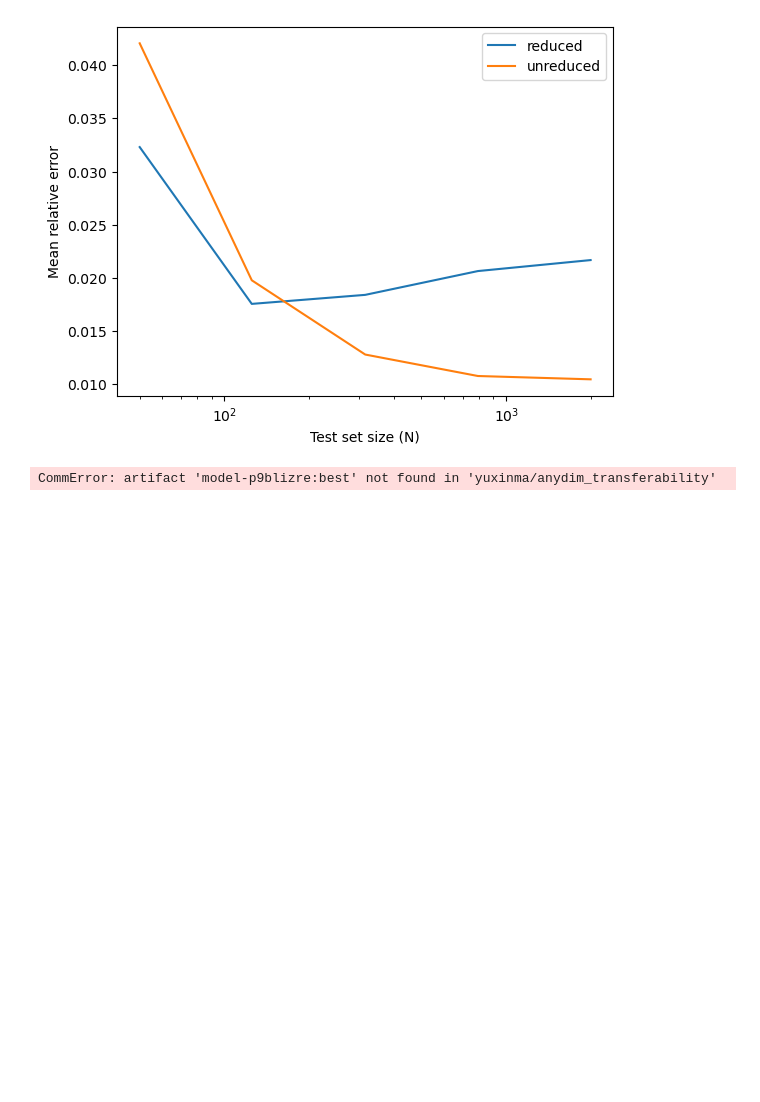
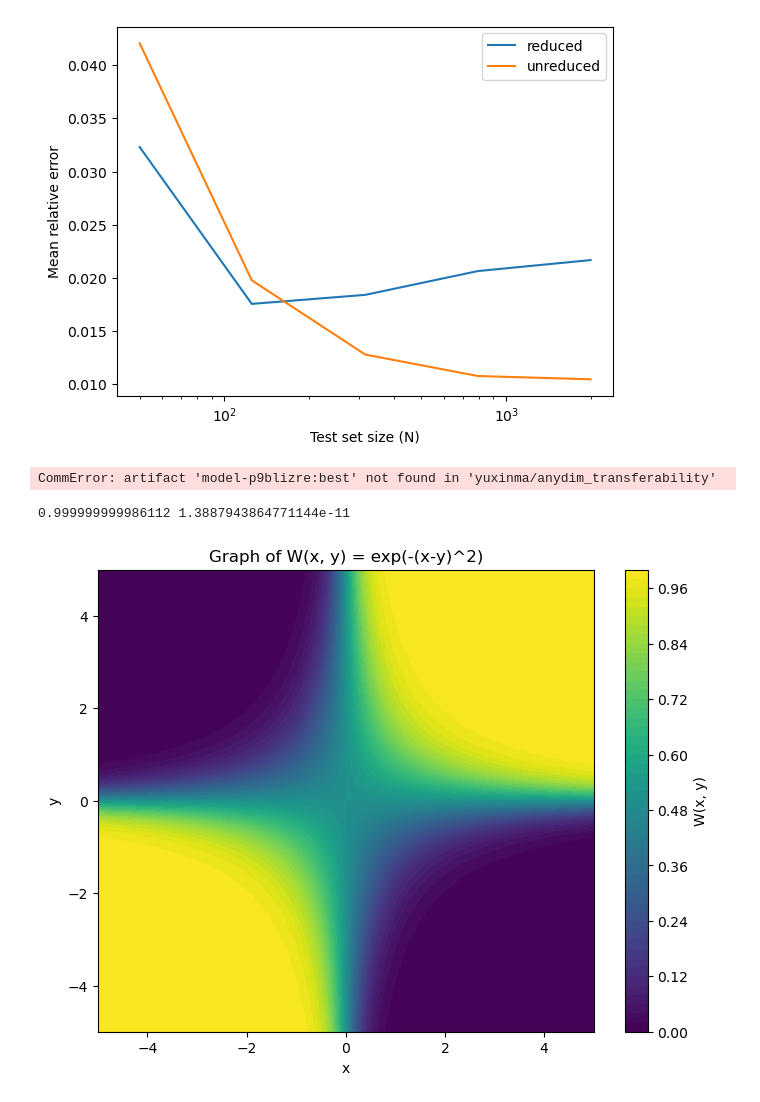
Before and after one commit to yuxinma98/transferring_transferability, a Jupyter notebook: GNN_size_generalizability/notebook.ipynb, the cells around one changed output. Drawn from its saved outputs; the diff is of its cells as text; code cells hidden in the pictures; blank space fills up the shorter version.

```diff
--- a/GNN_size_generalizability/notebook.ipynb
+++ b/GNN_size_generalizability/notebook.ipynb
@@ -172,0 +204,26 @@ model.
+# %%
+import numpy as np
+import matplotlib.pyplot as plt
+def W(x, y):
+    return 1 / (1 + np.exp(-x * y))# np.exp(-(0.2*(x - y) ** 2))
+
+
+# Create a grid of x and y values
+x = np.linspace(-5, 5, 100)
+y = np.linspace(-5, 5, 100)
+X, Y = np.meshgrid(x, y)
+
+# Compute W(x, y) for each pair of x and y values
+Z = W(X, Y)
+print(Z.max(), Z.min())
+# Plot the resulting matrix
+plt.figure(figsize=(8, 6))
+plt.contourf(X, Y, Z, levels=50, cmap="viridis")
+plt.colorbar(label="W(x, y)")
+plt.xlabel("x")
+plt.ylabel("y")
+plt.title("Graph of W(x, y) = exp(-(x-y)^2)")
+plt.show()
+# %% [output]
+0.999999999986112 1.3887943864771144e-11
+[figure, added]
```
Also changed, not shown: parts of 4 cells of this notebook, 5 other files.
